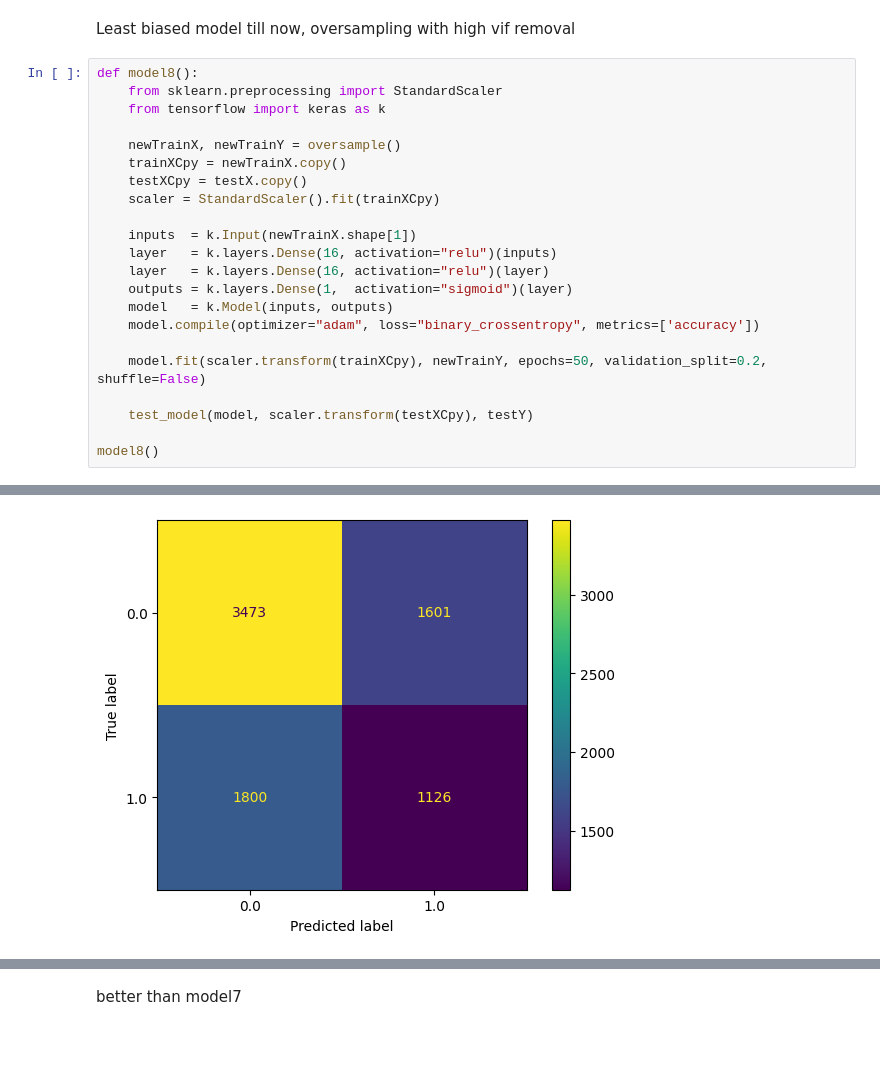
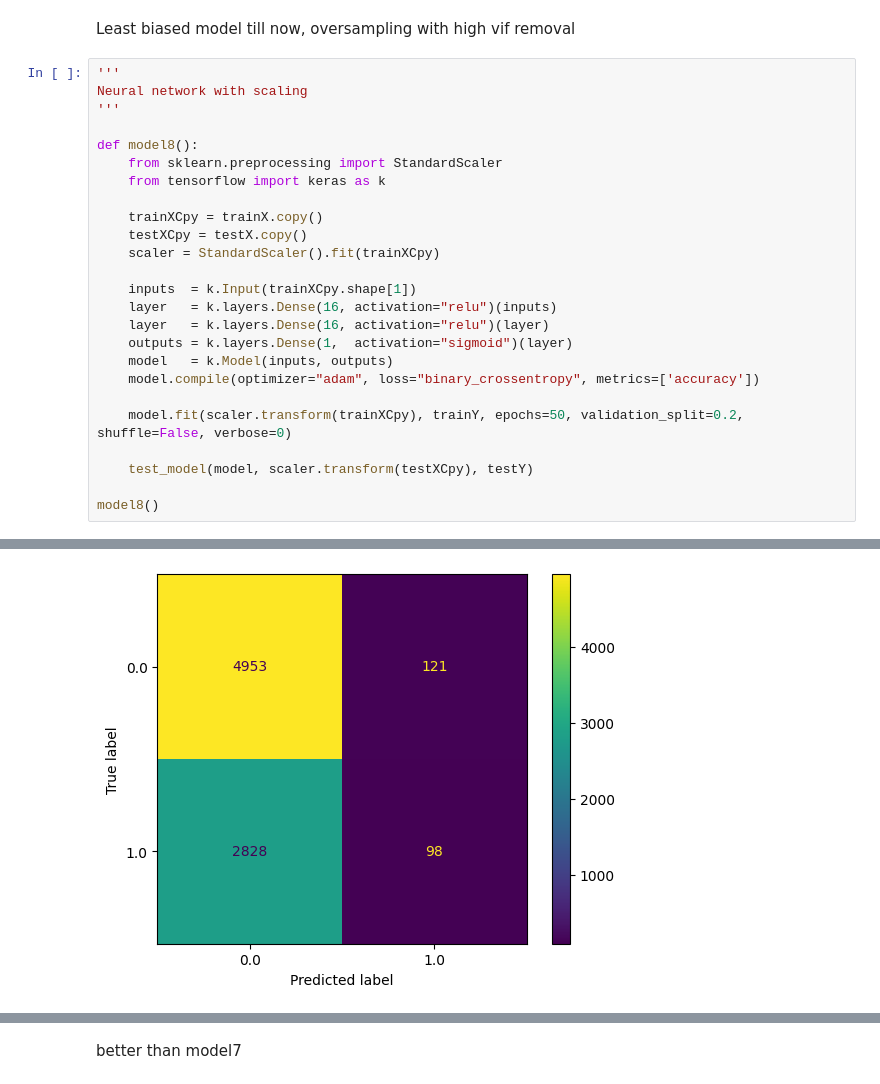
Before and after one commit to sivansh11/Automation-AI, a Jupyter notebook: model.ipynb, the cells around one changed output, grey strips where cells are left out. Cells and saved outputs as stored; diff of their text form; blank space fills up the shorter version.

```diff
--- a/model.ipynb
+++ b/model.ipynb
@@ -276,23 +306,26 @@ weighted avg       0.56      0.54      0.55      8000
 # %% [markdown]
 Least biased model till now, oversampling with high vif removal
 # %%
+'''
+Neural network with scaling
+'''
+
 def model8():
     from sklearn.preprocessing import StandardScaler
     from tensorflow import keras as k
 
-    newTrainX, newTrainY = oversample()
-    trainXCpy = newTrainX.copy()
+    trainXCpy = trainX.copy()
     testXCpy = testX.copy()
     scaler = StandardScaler().fit(trainXCpy)
 
-    inputs  = k.Input(newTrainX.shape[1])
+    inputs  = k.Input(trainXCpy.shape[1])
     layer   = k.layers.Dense(16, activation="relu")(inputs)
     layer   = k.layers.Dense(16, activation="relu")(layer)
     outputs = k.layers.Dense(1,  activation="sigmoid")(layer)
     model   = k.Model(inputs, outputs)
     model.compile(optimizer="adam", loss="binary_crossentropy", metrics=['accuracy'])
 
-    model.fit(scaler.transform(trainXCpy), newTrainY, epochs=50, validation_split=0.2, shuffle=False)
+    model.fit(scaler.transform(trainXCpy), trainY, epochs=50, validation_split=0.2, shuffle=False, verbose=0)
 
     test_model(model, scaler.transform(testXCpy), testY)
 
@@ -318 +343 @@ weighted avg       0.57      0.57      0.57      8000
-[figure, old version]
+[figure, new version]
```
Also changed, not shown: parts of 13 cells of this notebook.
